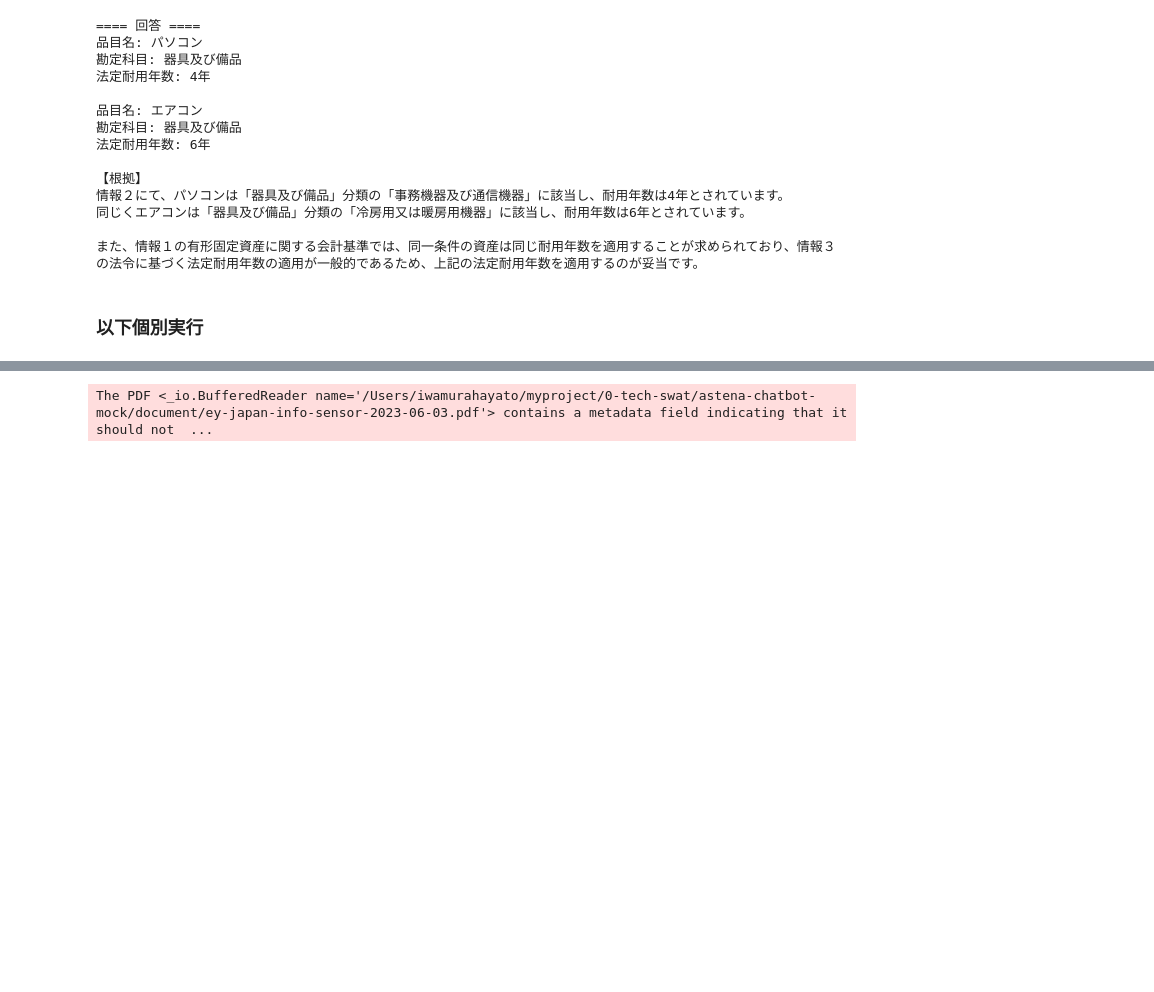
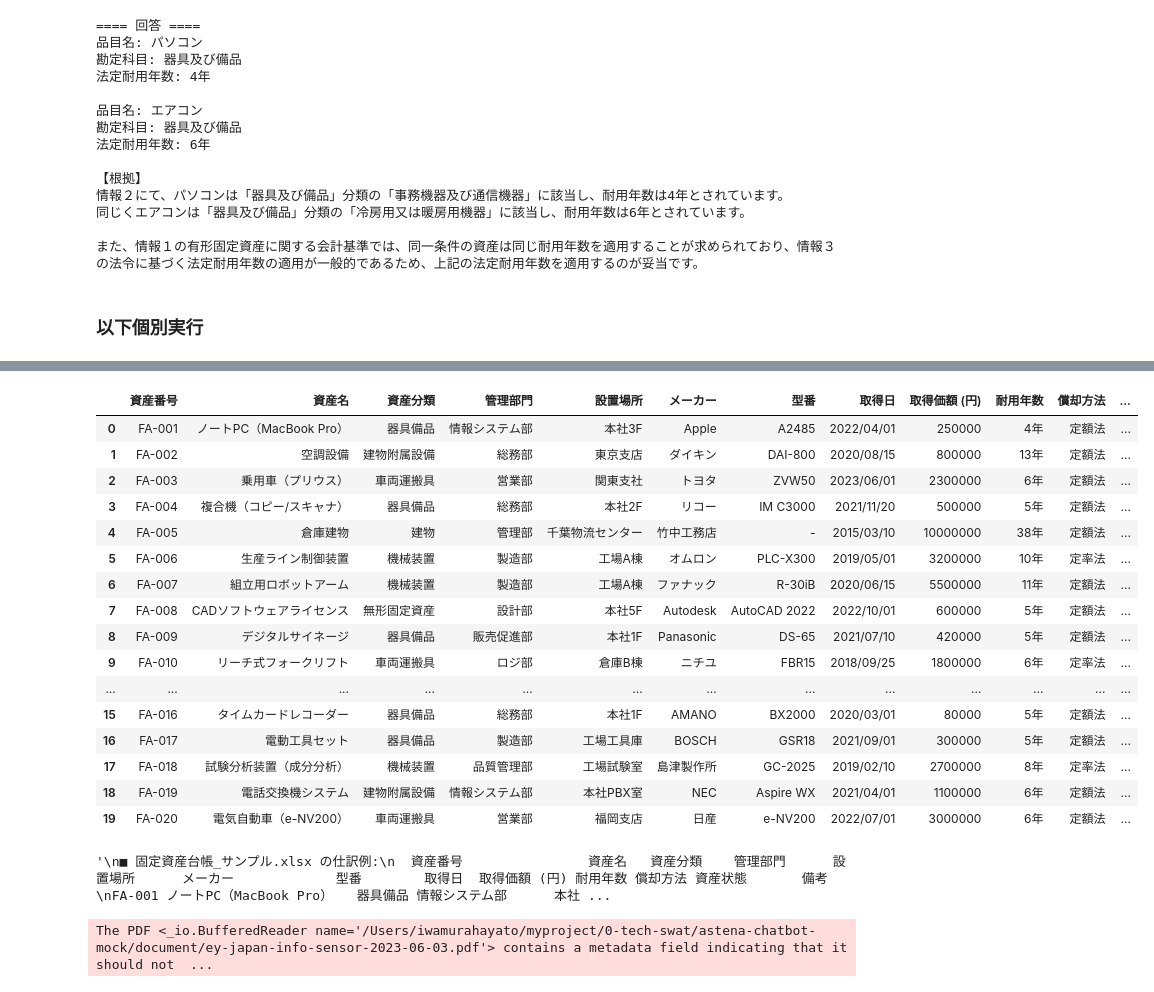
Before and after one commit to Tech0-SWAT/astena-chatbot-mock, a Jupyter notebook: chat-bot.ipynb, the cells around one changed output, grey strips where cells are left out. Drawn from its saved outputs; the diff is of its cells as text; code cells hidden in the pictures; blank space fills up the shorter version.

```diff
--- a/chat-bot.ipynb
+++ b/chat-bot.ipynb
@@ -246,0 +257,7 @@ print(response.choices[0].message.content)
+# %%
+import pandas as pd
+example_dir = "document/example_accounting_entry/"
+os.makedirs(example_dir, exist_ok=True)
+
+# エクセル読み込み
+excel_files = [f for f in os.listdir(example_dir) if f.endswith(('.xlsx', '.xls'))]
@@ -246,0 +268,11 @@ print(response.choices[0].message.content)
+# %%
+dataframes = {}
+for file in excel_files:
+    file_path = os.path.join(example_dir, file)
+    try:
+        df = pd.read_excel(file_path)
+        dataframes[file] = df
+        print(f"\n {file} の内容:")
+        print(df.head())
+    except Exception as e:
+        print(f"{file} の読み込み中にエラーが発生しました: {e}")
@@ -246,0 +294,20 @@ print(response.choices[0].message.content)
+# %%
+dataframes[file]
+# %% [output]
+|  | 資産番号 | 資産名 | 資産分類 | 管理部門 | 設置場所 | メーカー | 型番 | 取得日 | 取得価額 (円) | 耐用年数 | 償却方法 | ... |
+| 0 | FA-001 | ノートPC（MacBook Pro） | 器具備品 | 情報システム部 | 本社3F | Apple | A2485 | 2022/04/01 | 250000 | 4年 | 定額法 | ... |
+| 1 | FA-002 | 空調設備 | 建物附属設備 | 総務部 | 東京支店 | ダイキン | DAI-800 | 2020/08/15 | 800000 | 13年 | 定額法 | ... |
+| 2 | FA-003 | 乗用車（プリウス） | 車両運搬具 | 営業部 | 関東支社 | トヨタ | ZVW50 | 2023/06/01 | 2300000 | 6年 | 定額法 | ... |
+| 3 | FA-004 | 複合機（コピー/スキャナ） | 器具備品 | 総務部 | 本社2F | リコー | IM C3000 | 2021/11/20 | 500000 | 5年 | 定額法 | ... |
+| 4 | FA-005 | 倉庫建物 | 建物 | 管理部 | 千葉物流センター | 竹中工務店 | - | 2015/03/10 | 10000000 | 38年 | 定額法 | ... |
+| 5 | FA-006 | 生産ライン制御装置 | 機械装置 | 製造部 | 工場A棟 | オムロン | PLC-X300 | 2019/05/01 | 3200000 | 10年 | 定率法 | ... |
+| 6 | FA-007 | 組立用ロボットアーム | 機械装置 | 製造部 | 工場A棟 | ファナック | R-30iB | 2020/06/15 | 5500000 | 11年 | 定額法 | ... |
+| 7 | FA-008 | CADソフトウェアライセンス | 無形固定資産 | 設計部 | 本社5F | Autodesk | AutoCAD 2022 | 2022/10/01 | 600000 | 5年 | 定額法 | ... |
+| 8 | FA-009 | デジタルサイネージ | 器具備品 | 販売促進部 | 本社1F | Panasonic | DS-65 | 2021/07/10 | 420000 | 5年 | 定額法 | ... |
+| 9 | FA-010 | リーチ式フォークリフト | 車両運搬具 | ロジ部 | 倉庫B棟 | ニチユ | FBR15 | 2018/09/25 | 1800000 | 6年 | 定率法 | ... |
+| ... | ... | ... | ... | ... | ... | ... | ... | ... | ... | ... | ... | ... |
+| 15 | FA-016 | タイムカードレコーダー | 器具備品 | 総務部 | 本社1F | AMANO | BX2000 | 2020/03/01 | 80000 | 5年 | 定額法 | ... |
+| 16 | FA-017 | 電動工具セット | 器具備品 | 製造部 | 工場工具庫 | BOSCH | GSR18 | 2021/09/01 | 300000 | 5年 | 定額法 | ... |
+| 17 | FA-018 | 試験分析装置（成分分析） | 機械装置 | 品質管理部 | 工場試験室 | 島津製作所 | GC-2025 | 2019/02/10 | 2700000 | 8年 | 定率法 | ... |
+| 18 | FA-019 | 電話交換機システム | 建物附属設備 | 情報システム部 | 本社PBX室 | NEC | Aspire WX | 2021/04/01 | 1100000 | 6年 | 定額法 | ... |
+| 19 | FA-020 | 電気自動車（e-NV200） | 車両運搬具 | 営業部 | 福岡支店 | 日産 | e-NV200 | 2022/07/01 | 3000000 | 6年 | 定額法 | ... |
@@ -247,3 +322,7 @@ print(response.choices[0].message.content)
+# %%
+accounting_examples_text
+# %% [output]
+'\n■ 固定資産台帳_サンプル.xlsx の仕訳例:\n  資産番号                資産名   資産分類    管理部門      設置場所      メーカー             型番        取得日  取得価額 (円) 耐用年数 償却方法 資産状態       備考\nFA-001 ノートPC（MacBook Pro）   器具備品 情報システム部      本社 ...
 # %%
 # STEP0
 # PDFをベクトル化してFAISSに保存（毎回実行する必要あるか）
```
Also changed, not shown: parts of 5 cells of this notebook, 4 other files.
